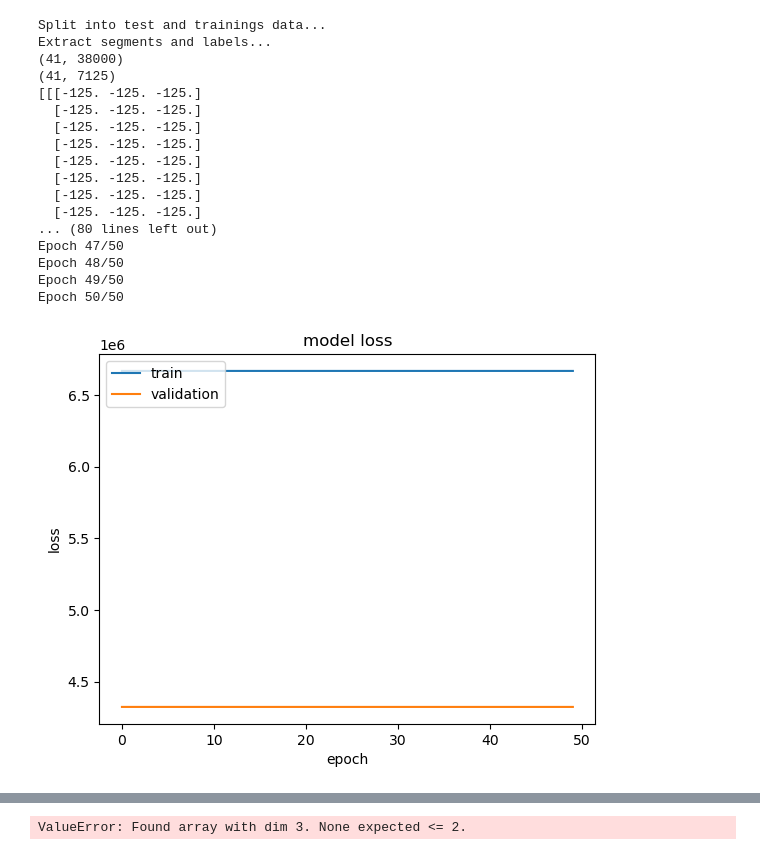
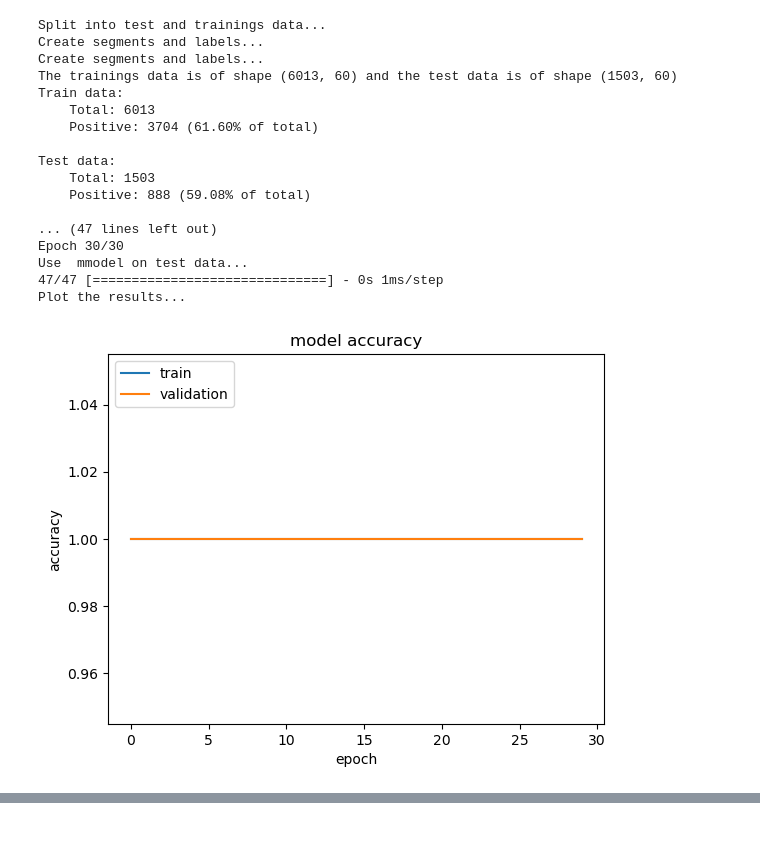
Before and after one commit to anni5701/tracePrediction, a Jupyter notebook: main.ipynb, the cells around one changed output, grey strips where cells are left out. Drawn from its saved outputs; the diff is of its cells as text; code cells hidden in the pictures.

```diff
--- a/main.ipynb
+++ b/main.ipynb
@@ -6,8 +4,3 @@ from visualization import plot_segment
 # %%
-#data = Dataset("set1_imu.csv", "set1_tab.csv")
-#data.data_set.to_csv('data/data_frame.csv')
-#data.data_set.head()
-
-#data.data_set.columns
-
-#plot_segment(data.data_set, 3)
+data = Dataset("set1_imu.csv", "set1_tab.csv")
+data.data_set.head()
@@ -14,3 +20,0 @@ from visualization import plot_segment
-# %%
-data = pd.read_csv(".\data\data_frame.csv")
-data[['x','y','z']].head()
@@ -24,21 +21,21 @@ data[['x','y','z']].head()
 # %%
-model = PredictionModelTrace(data, True)
+model = PredictionModel(data.data_set)
 # %% [output]
 Split into test and trainings data...
-Extract segments and labels...
-(41, 38000)
-(41, 7125)
-[[[-125. -125. -125.]
-  [-125. -125. -125.]
-  [-125. -125. -125.]
-  [-125. -125. -125.]
-  [-125. -125. -125.]
-  [-125. -125. -125.]
-  [-125. -125. -125.]
-  [-125. -125. -125.]
-... (80 lines left out)
-Epoch 47/50
-Epoch 48/50
-Epoch 49/50
-Epoch 50/50
+Create segments and labels...
+Create segments and labels...
+The trainings data is of shape (6013, 60) and the test data is of shape (1503, 60)
+Train data:
+    Total: 6013
+    Positive: 3704 (61.60% of total)
+
+Test data:
+    Total: 1503
+    Positive: 888 (59.08% of total)
+
+... (47 lines left out)
+Epoch 30/30
+Use  mmodel on test data...
+47/47 [==============================] - 0s 1ms/step
+Plot the results...
-[figure, old version]
+[figure, new version]
@@ -47 +44,0 @@ Use  model on test data...
-ValueError: Found array with dim 3. None expected <= 2.
```
Also changed, not shown: parts of 8 cells of this notebook, 7 other files.
